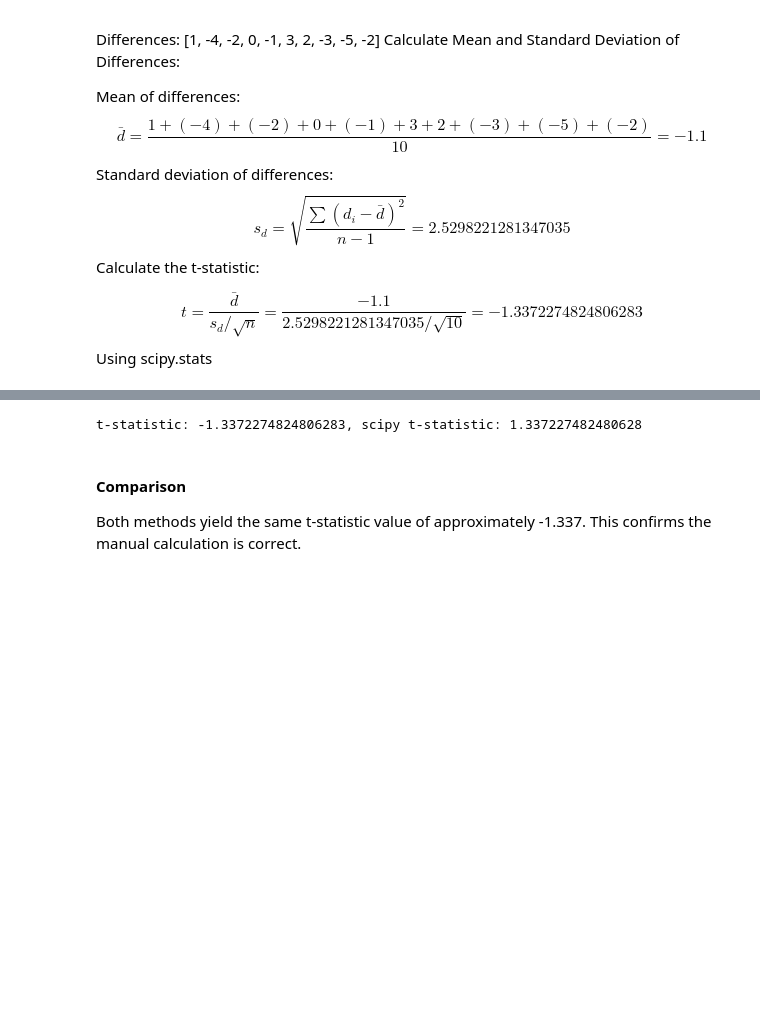
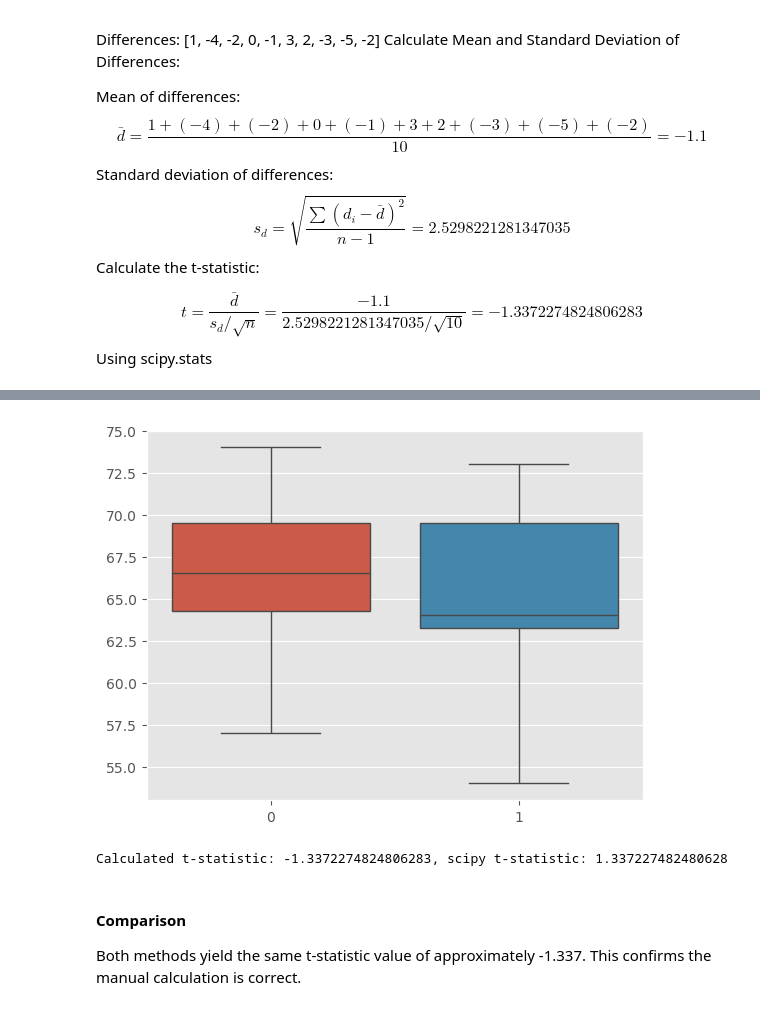
Before and after one commit to declanVfox/applied_statistics, a Jupyter notebook: tasks.ipynb, the cells around one changed output, grey strips where cells are left out. Cells and saved outputs as stored; diff of their text form; code cells hidden in the pictures; blank space fills up the shorter version.

```diff
--- a/tasks.ipynb
+++ b/tasks.ipynb
@@ -225,7 +234,10 @@ Using scipy.stats
+# %%
+# Box plot.
+sns.boxplot(data=[before, after]);
+# %% [output]
+[figure, added]
 # %%
-# Given data
-before = np.array([63, 68, 70, 64, 74, 67, 70, 57, 66, 65])
-after = np.array([64, 64, 68, 64, 73, 70, 72, 54, 61, 63])
+
 
 # Calculate the differences
 differences = after - before
@@ -240,9 +252,9 @@ t_statistic = mean_diff / (std_diff / np.sqrt(len(differences)))
 # Calculate the t-statistic using scipy.stats
 t_statistic_scipy, p_value = stats.ttest_rel(before, after)
 
-print(f"t-statistic: {t_statistic}, scipy t-statistic: {t_statistic_scipy}")
+print(f"Calculated t-statistic: {t_statistic}, scipy t-statistic: {t_statistic_scipy}")
 # %% [output]
-t-statistic: -1.3372274824806283, scipy t-statistic: 1.337227482480628
+Calculated t-statistic: -1.3372274824806283, scipy t-statistic: 1.337227482480628
 # %% [markdown]
 #### Comparison
 Both methods yield the same t-statistic value of approximately -1.337. This confirms the manual calculation is correct.
```
Also changed, not shown: parts of 5 cells of this notebook, 1 other file.
